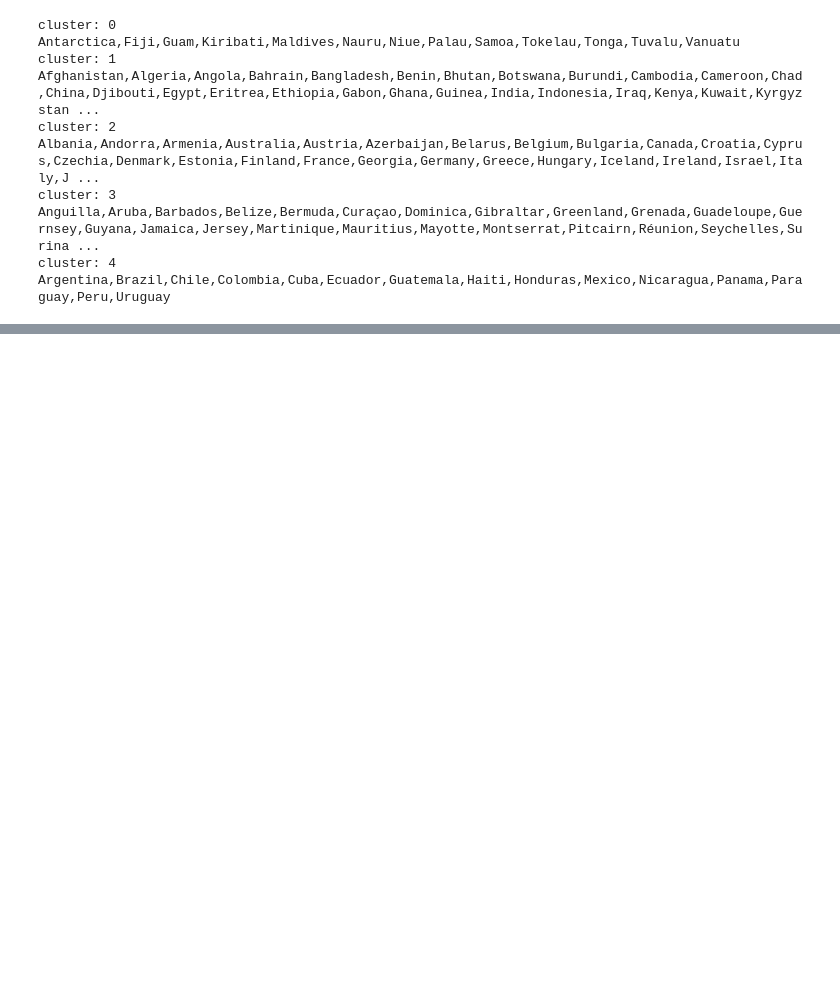
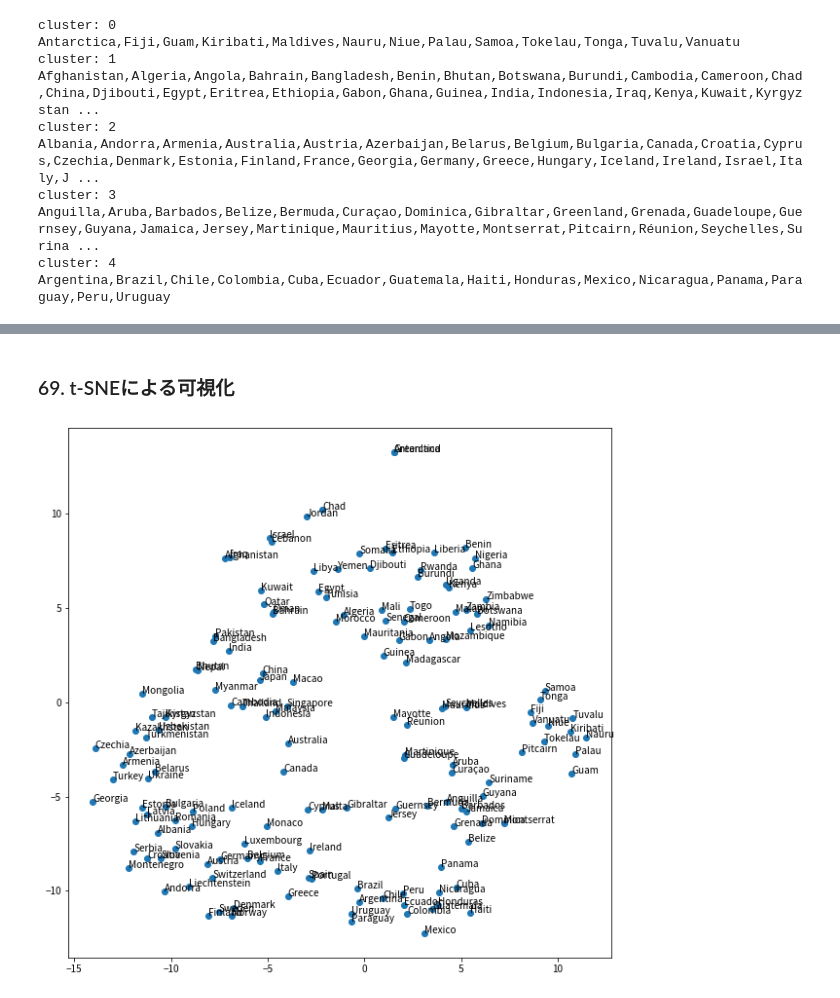
Before and after one commit to marzg510/mynlp100py, a Jupyter notebook: ch07.ipynb, the cells around one changed output, grey strips where cells are left out. Saved outputs shown, nothing was run; the diff lists cells and outputs as text; code cells hidden in the pictures; blank space fills up the shorter version.

```diff
--- a/ch07.ipynb
+++ b/ch07.ipynb
@@ -301,0 +321,25 @@ Argentina,Brazil,Chile,Colombia,Cuba,Ecuador,Guatemala,Haiti,Honduras,Mexico,Nic
+# %% [markdown]
+
+### 69. t-SNEによる可視化
+# %%
+# https://qiita.com/g-k/items/120f1cf85ff2ceae4aba
+# https://www.takapy.work/entry/2021/06/20/191606
+
+from sklearn.manifold import TSNE
+from sklearn.cluster import KMeans
+from matplotlib import pyplot as plt
+import numpy as np
+
+
+# 圧縮(次元削減？)
+tsne = TSNE(random_state=42, n_iter=15000, metric='cosine')
+embs = tsne.fit_transform(c_vecs)
+
+# プロット
+plt.figure(figsize=(10, 10))
+plt.scatter(np.array(embs).T[0], np.array(embs).T[1])
+for (x, y), name in zip(embs, c_names):
+    plt.annotate(name, (x, y))
+plt.show()
+# %% [output]
+[figure, added]
```
Also changed, not shown: parts of 4 cells of this notebook, 1 other file.
